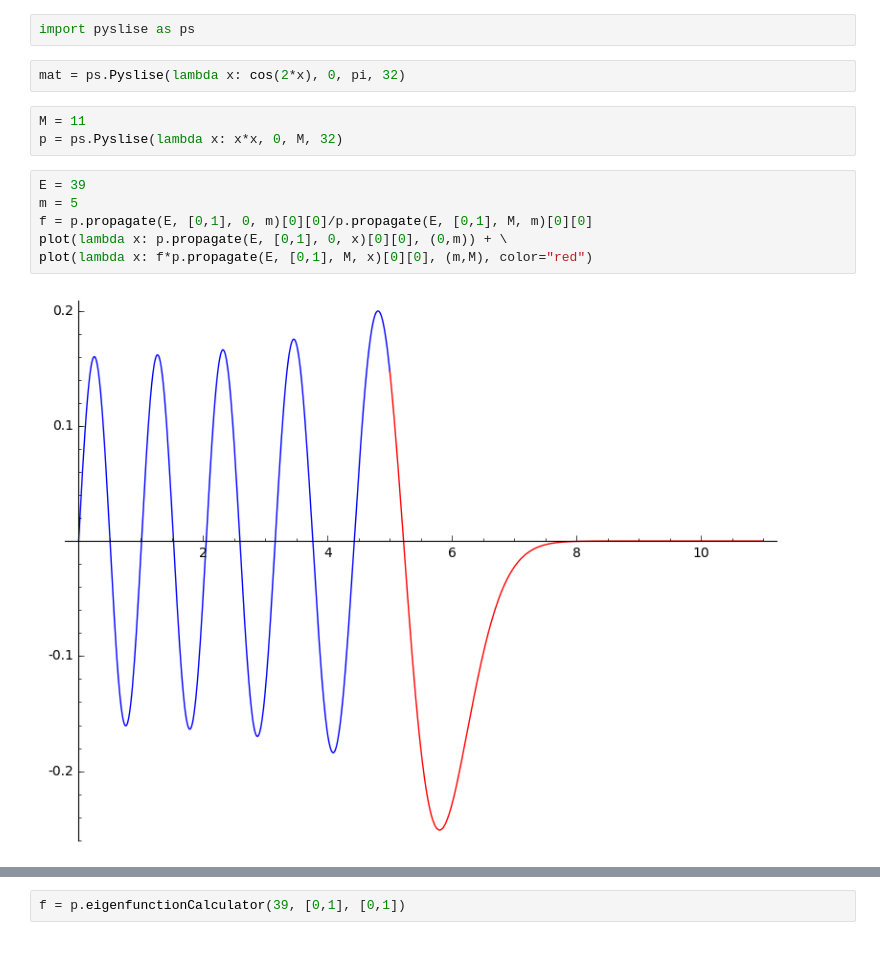
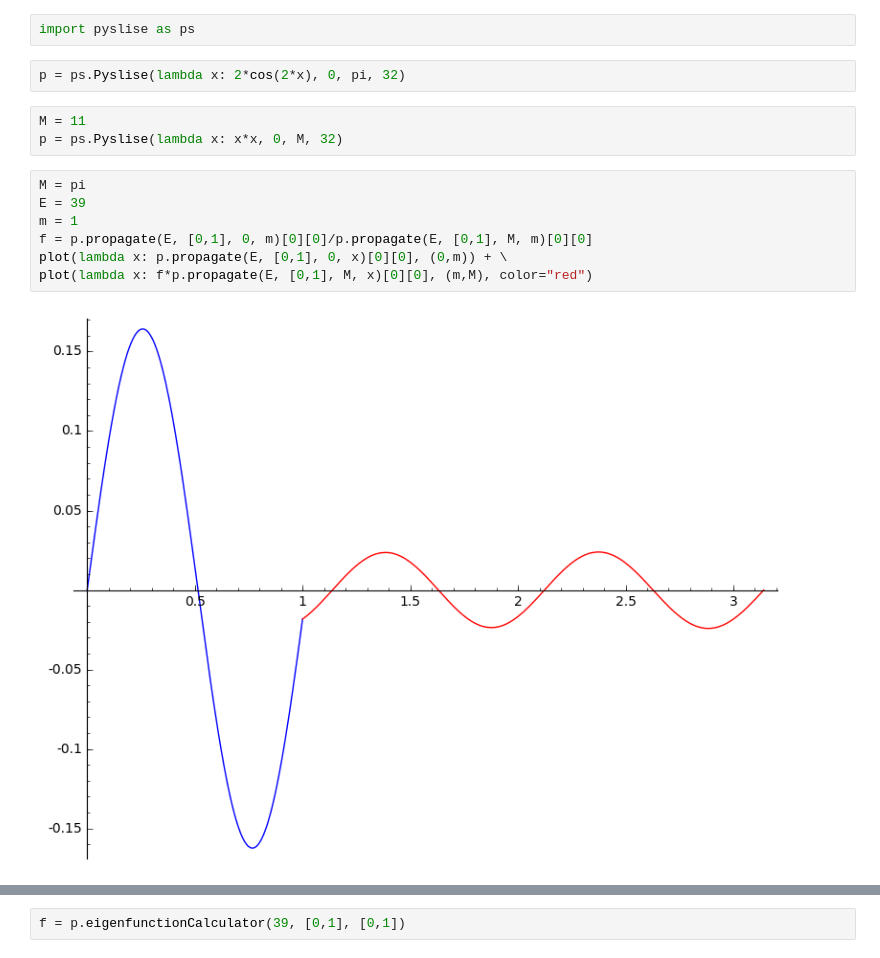
Before and after one commit to twist-numerical/matslise, a Jupyter notebook: notebooks/test_pyslise.ipynb, the cells around one changed output, grey strips where cells are left out. Cells and saved outputs as stored; diff of their text form.

```diff
--- a/notebooks/test_pyslise.ipynb
+++ b/notebooks/test_pyslise.ipynb
@@ -1,18 +1,19 @@
 # %%
 import pyslise as ps
 # %%
-mat = ps.Pyslise(lambda x: cos(2*x), 0, pi, 32)
+p = ps.Pyslise(lambda x: 2*cos(2*x), 0, pi, 32)
 # %%
 M = 11
 p = ps.Pyslise(lambda x: x*x, 0, M, 32)
 # %%
+M = pi
 E = 39
-m = 5
+m = 1
 f = p.propagate(E, [0,1], 0, m)[0][0]/p.propagate(E, [0,1], M, m)[0][0]
 plot(lambda x: p.propagate(E, [0,1], 0, x)[0][0], (0,m)) + \
 plot(lambda x: f*p.propagate(E, [0,1], M, x)[0][0], (m,M), color="red")
 # %% [output]
-[figure, old version]
+[figure, new version]
 # %%
 p.computeEigenvaluesByIndex(0,10, [0,1],[0,10])
 # %% [output]
```
Also changed, not shown: parts of 1 cell of this notebook, 8 other files.
